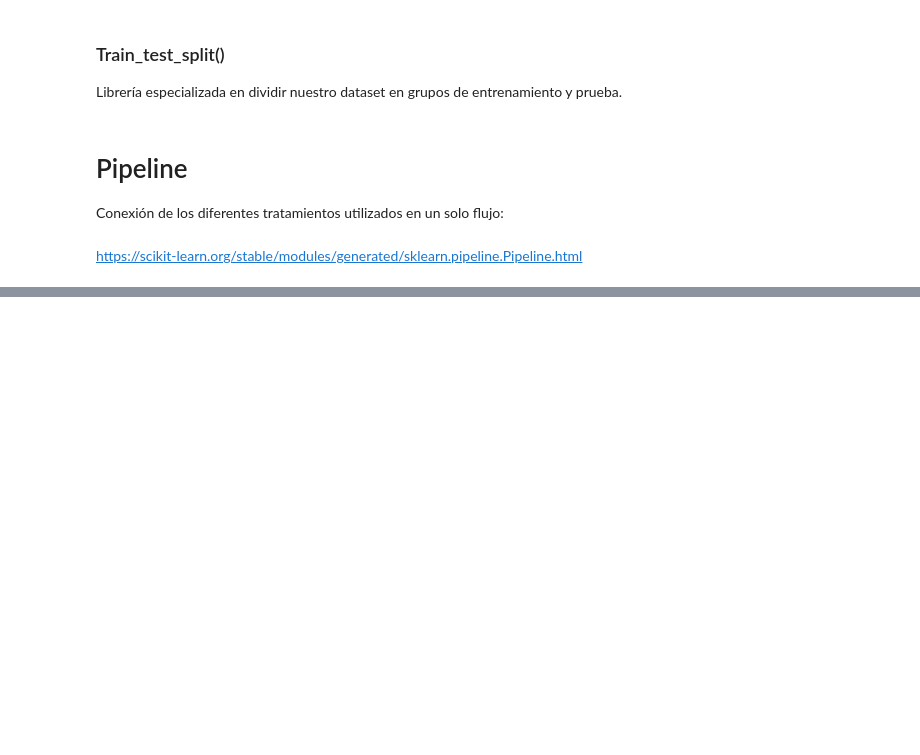
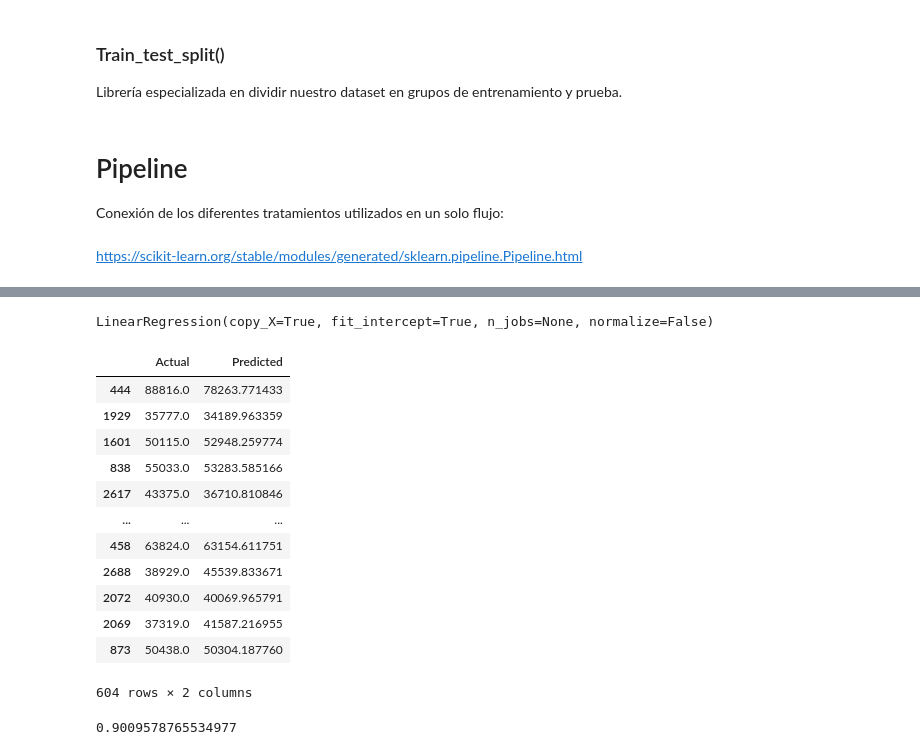
Before and after one commit to CristinaHermar/apuntes, a Jupyter notebook: 49. WorkflowML_&_FeatureEngineering.ipynb, the cells around one changed output, grey strips where cells are left out. Drawn from its saved outputs; the diff is of its cells as text; code cells hidden in the pictures; blank space fills up the shorter version.

```diff
--- a/49. WorkflowML_&_FeatureEngineering.ipynb
+++ b/49. WorkflowML_&_FeatureEngineering.ipynb
@@ -903,0 +1088,32 @@ El dataset está listo
+# %%
+X = df.drop(columns=['Income','CensusId'])
+y = df.Income
+# %%
+X_train, X_test, y_train, y_test = train_test_split(X,y, test_size = .2, random_state = 77)
+# %%
+linreg.fit(X_train,y_train)
+# %% [output]
+LinearRegression(copy_X=True, fit_intercept=True, n_jobs=None, normalize=False)
+# %%
+y_pred = linreg.predict(X_test)
+# %%
+df_predicted = pd.DataFrame({'Actual':y_test, 'Predicted':y_pred})
+df_predicted
+# %% [output]
+|  | Actual | Predicted |
+| 444 | 88816.0 | 78263.771433 |
+| 1929 | 35777.0 | 34189.963359 |
+| 1601 | 50115.0 | 52948.259774 |
+| 838 | 55033.0 | 53283.585166 |
+| 2617 | 43375.0 | 36710.810846 |
+| ... | ... | ... |
+| 458 | 63824.0 | 63154.611751 |
+| 2688 | 38929.0 | 45539.833671 |
+| 2072 | 40930.0 | 40069.965791 |
+| 2069 | 37319.0 | 41587.216955 |
+| 873 | 50438.0 | 50304.187760 |
+604 rows × 2 columns
+# %%
+r2_score(y_test, y_pred)
+# %% [output]
+0.9009578765534977
```
Also changed, not shown: parts of 70 cells of this notebook, 1 other file.
